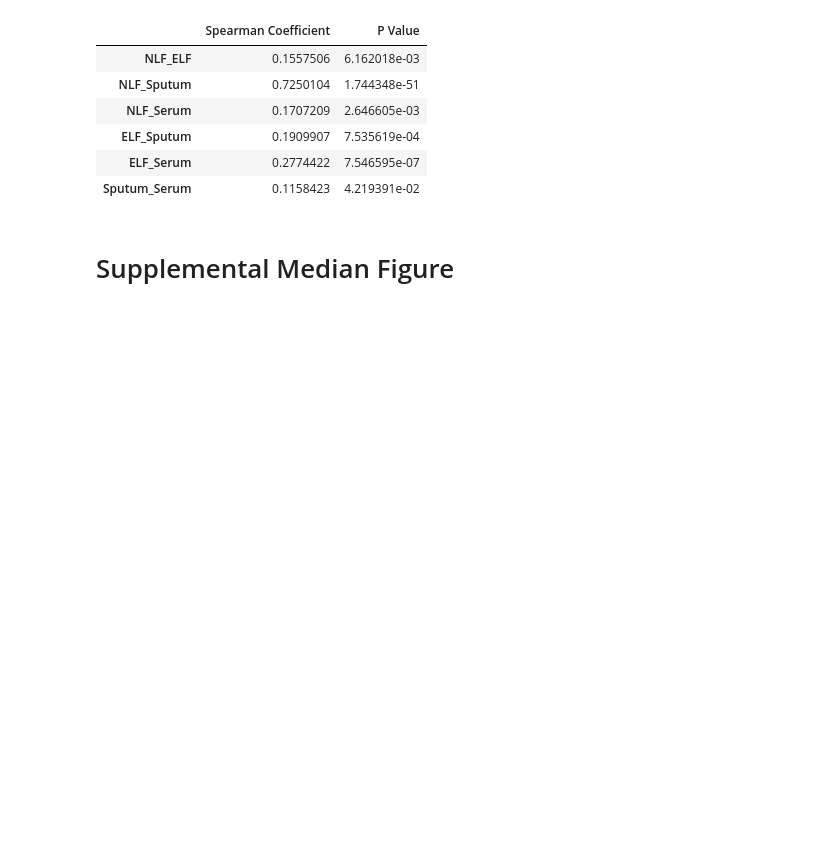
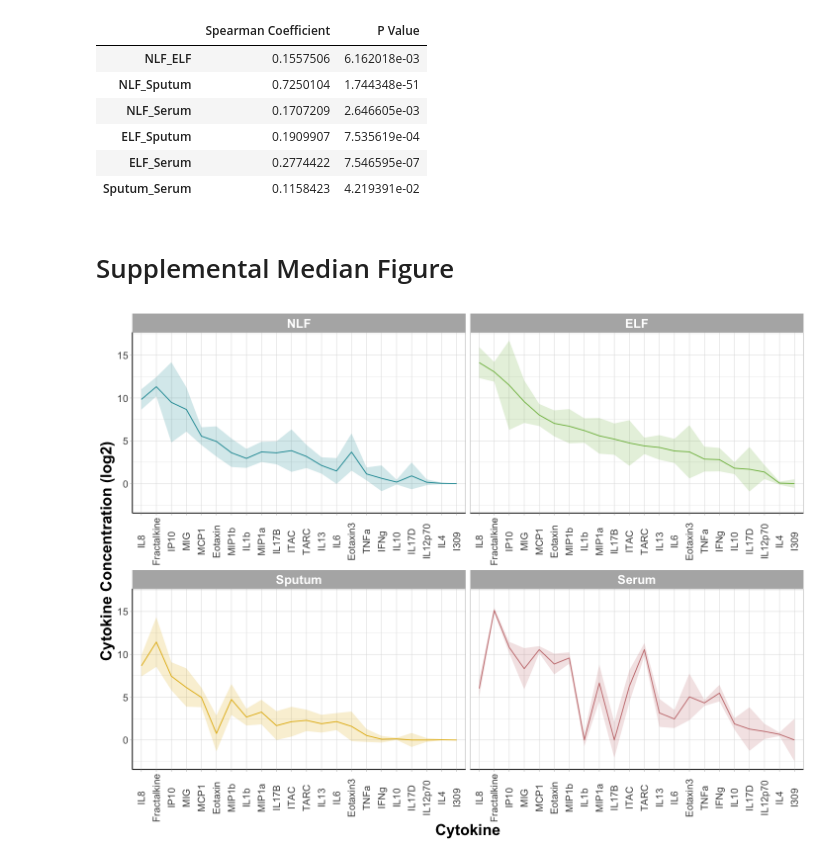
Before and after one commit to Ragerlab/Script_for_Cytokine-Signature-Clusters-as-a-Tool-to-Compare-Changes-associated-with-Tobacco-Product-, a Jupyter notebook: Baseline Analysis (Figure 1, Table 2, Figure S1).ipynb, the cells around one changed output. Cells and saved outputs as stored; diff of their text form; code cells hidden in the pictures; blank space fills up the shorter version.

```diff
--- a/Baseline Analysis (Figure 1, Table 2, Figure S1).ipynb
+++ b/Baseline Analysis (Figure 1, Table 2, Figure S1).ipynb
@@ -1170,3 +1172,46 @@ median_melted_Sputum = melted_median_df(Sputum_df)
 sd_melted_Sputum = melted_sd_df(Sputum_df)
 median_melted_Serum = melted_median_df(Serum_df)
 sd_melted_Serum = melted_sd_df(Serum_df)
+# %%
+#making one df of all melted baseline values
+baseline_df_median = data.frame(cbind(c(NLF_df[,1],ELF_df[,1],Sputum_df[,1],Serum_df[,1]), c(NLF_df[,2],ELF_df[,2],Sputum_df[,2],Serum_df[,2]),c(NLF_df[,3],ELF_df[,3],Sputum_df[,3],Serum_df[,3]), c('Eotaxin','Eotaxin3','Fractalkine','I309','IFNg','IL10','IL12p70','IL13','IL17B',
+                                'IL17D','IL1b','IL4','IL6','IL8','IP10','ITAC','MCP1','MIG','MIP1a','MIP1b',
+                                 'TARC','TNFa', 'Eotaxin','Eotaxin3','Fractalkine','I309','IFNg','IL10','IL12p70','IL13','IL17B',
+                                'IL17D','IL1b','IL4','IL6','IL8','IP10','ITAC','MCP1','MIG','MIP1a','MIP1b',
+                                 'TARC','TNFa','Eotaxin','Eotaxin3','Fractalkine','I309','IFNg','IL10','IL12p70','IL13','IL17B',
+                                'IL17D','IL1b','IL4','IL6','IL8','IP10','ITAC','MCP1','MIG','MIP1a','MIP1b',
+                                 'TARC','TNFa','Eotaxin','Eotaxin3','Fractalkine','I309','IFNg','IL10','IL12p70','IL13','IL17B',
+                                'IL17D','IL1b','IL4','IL6','IL8','IP10','ITAC','MCP1','MIG','MIP1a','MIP1b',
+                                 'TARC','TNFa')))
+colnames(baseline_df_median) = c('median','sd','compartment','cytokine')
+baseline_df_median$median = as.numeric(baseline_df_median$median)
+baseline_df_median$sd = as.numeric(baseline_df_median$sd)
+# %%
+options(repr.plot.width=12, repr.plot.height=9) #changing size
+descending_cytokines = row.names(NLF_df[order(-ELF_df$median),])
+cytokines = factor(baseline_df_median$cytokine, levels = descending_cytokines) #need to put descending_cytokines into a factor for plotting
+
+supplemtental_median_figure = ggplot(transform(baseline_df_median, compartment = factor(compartment, levels = c('NLF','ELF','Sputum','Serum')))) +
+  geom_line(aes(x = cytokines, y = as.numeric(median), group = 1,color = compartment)) +
+  geom_ribbon(aes(x = cytokines, y = median, ymin = median - sd, ymax = median + sd, group = 1, fill = compartment), alpha = 0.2) +
+
+  facet_wrap(~ compartment, scales = 'free_x') +
+
+  theme_light() +
+  theme(axis.text.x = element_text(angle = 90, vjust = 0.5), #rotating x labels/ moving x labels slightly to the left
+        axis.line = element_line(colour="black"), #making x and y axes black
+        axis.text = element_text(size = 12), #changing size of x axis labels
+        axis.title = element_text(face = "bold", size = rel(1.7)), #changes axis titles
+        #legend.title = element_text(face = 'bold', size = 15), #changes legend title
+        legend.position = "none", #removing legend
+        legend.text = element_text(size = 12), #changes legend text
+        strip.text.x = element_text(size = 15, face = "bold"), #changes size of facet x axis
+        strip.text.y = element_text(size = 15, face = "bold")) + #changes size of facet y axis
+  xlab('Cytokine') + ylab('Cytokine Concentration (log2)') + #changing axis labels
+  scale_color_manual(name = 'Compartment',
+                      values = c('#1896A1','#7fbb4d','#E4B710','#c87b7c')) +
+  scale_fill_manual(name = 'Compartment',
+                      values = c('#1896A1','#7fbb4d','#E4B710','#c87b7c'))
+supplemtental_median_figure
+# %% [output]
+[figure, added]
```
Also changed, not shown: parts of 5 cells of this notebook.
